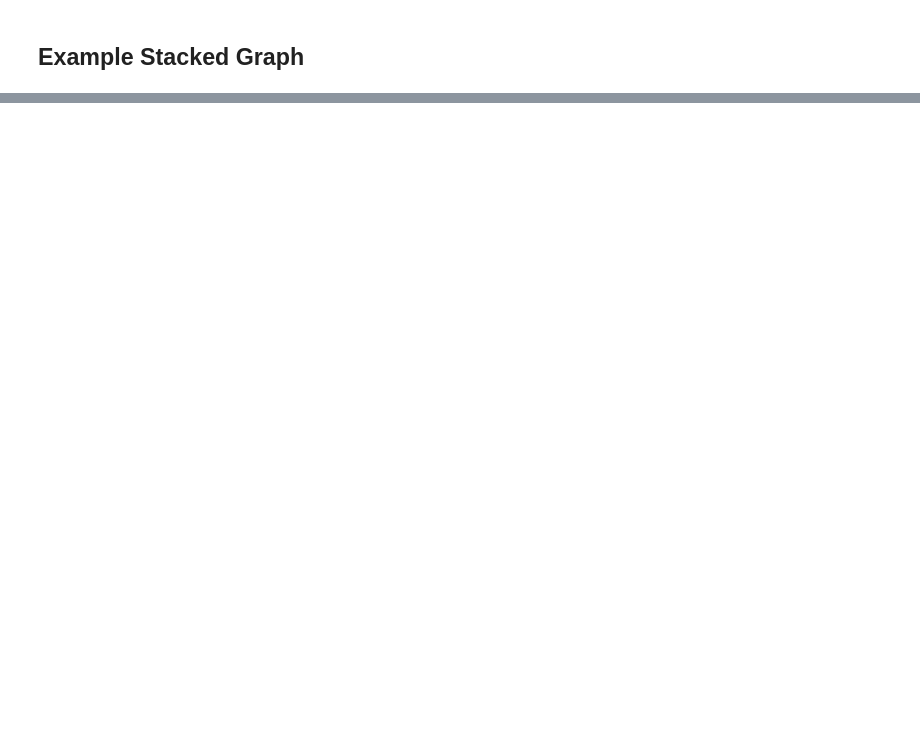
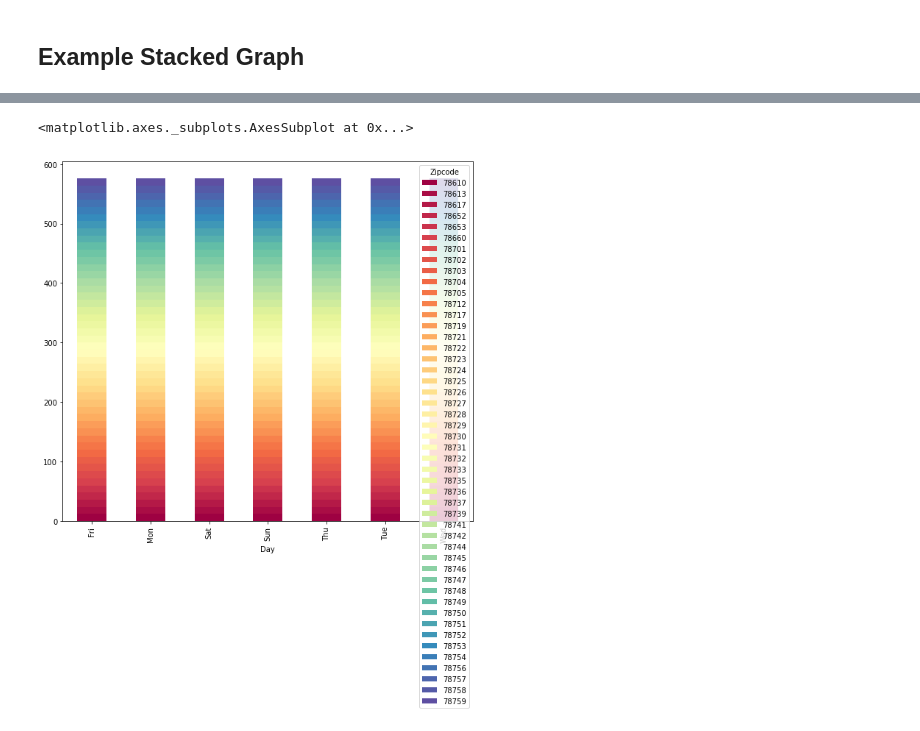
Before and after one commit to sxzhu/mis381_project, a Jupyter notebook: Exploratory_Template-Zhu.ipynb, the cells around one changed output, grey strips where cells are left out. Cells and saved outputs as stored; diff of their text form; code cells hidden in the pictures; blank space fills up the shorter version.

```diff
--- a/Exploratory_Template-Zhu.ipynb
+++ b/Exploratory_Template-Zhu.ipynb
@@ -159,0 +172,4 @@ Name: General Offense Description, dtype: int64
+# %%
+df = crime.drop_duplicates(subset='Date')
+test = pd.crosstab(df['DayOfWeek'], [df['Month']], dropna=False)
+test
@@ -159,0 +186,4 @@ Name: General Offense Description, dtype: int64
+# %%
+final = pd.DataFrame((result/test).unstack()).reset_index()
+final.columns = ['Month', 'Zipcode', 'Day', 'Average']
+final
@@ -159,0 +234,9 @@ Name: General Offense Description, dtype: int64
+# %%
+pylab.rcParams['figure.figsize'] = (10, 9)
+
+final_zip = final
+final_zip = final_zip.groupby(['Day', 'Zipcode'])['Day'].count().unstack('Zipcode').fillna(0)
+final_zip.plot(kind='bar', stacked=True, colormap='Spectral')
+# %% [output]
+<matplotlib.axes._subplots.AxesSubplot at 0x...>
+[figure, added]
```
Also changed, not shown: parts of 12 cells of this notebook, 1 other file.
